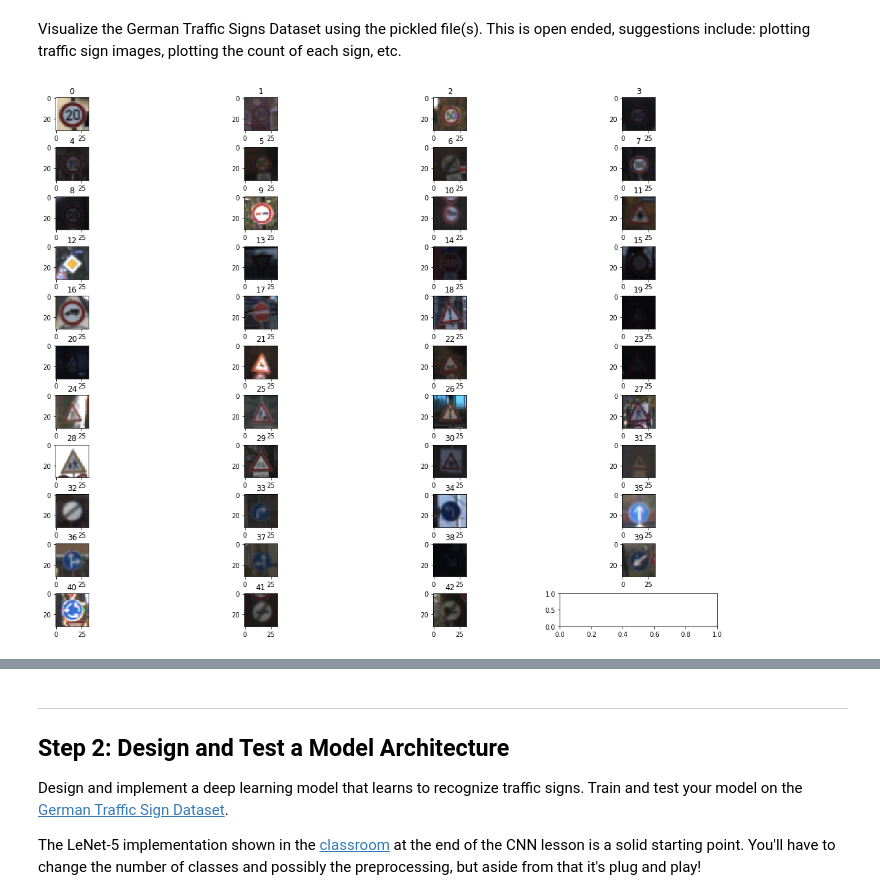
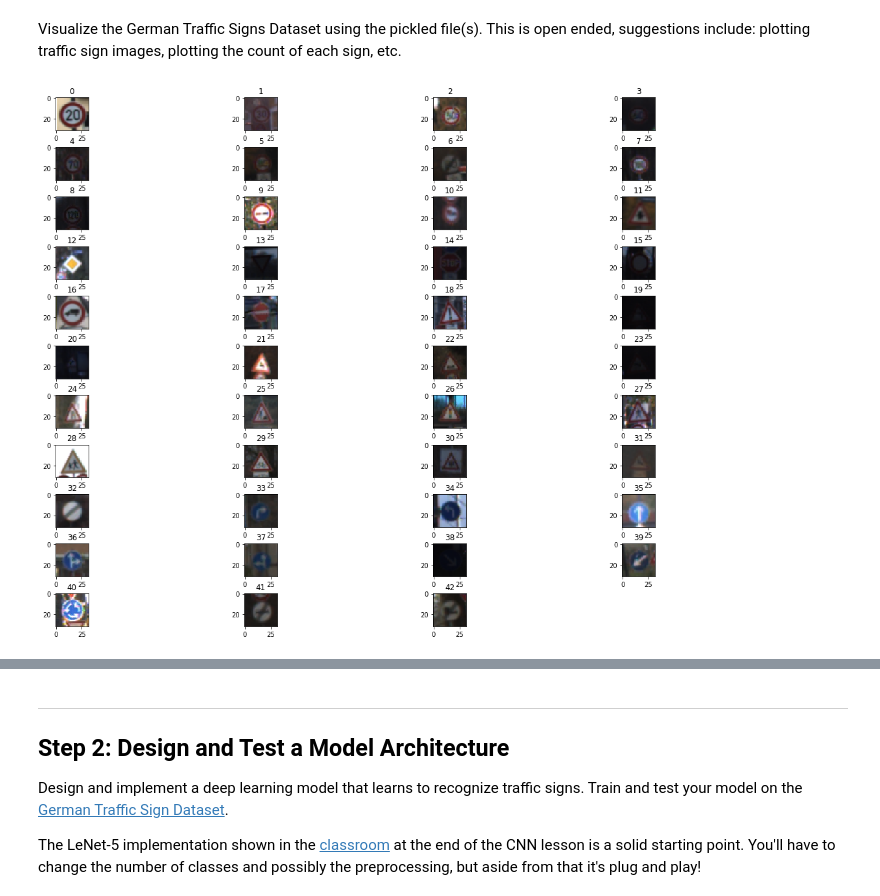
Before and after one commit to paradox56/CarND-Traffic-Sign-Classifier-Project, a Jupyter notebook: Traffic_Sign_Classifier.ipynb, the cells around one changed output, grey strips where cells are left out. Cells and saved outputs as stored; diff of their text form; code cells hidden in the pictures.

```diff
--- a/Traffic_Sign_Classifier.ipynb
+++ b/Traffic_Sign_Classifier.ipynb
@@ -89,19 +91,20 @@ Visualize the German Traffic Signs Dataset using the pickled file(s). This is op
 # %%
 ### Data exploration visualization code goes here.
 ### Feel free to use as many code cells as needed.
 import matplotlib.pyplot as plt
 # Visualizations will be shown in the notebook.
 %matplotlib inline
 # Find out the indices of each unique class and plot them all together
 unique_label, unique_indices = np.unique(y_train,return_index=True)
 counter = 0;
 fig, axs = plt.subplots(11,4, figsize=(20, 15))
+plt.axis('off')
 fig.subplots_adjust(hspace = .5, wspace=.2)
 axs = axs.ravel()
 
 for index in unique_indices:
     axs[counter].imshow(X_train[index])
     axs[counter].set_title(y_train[index])
     counter += 1
 # %% [output]
-[figure, old version]
+[figure, new version]
```
Also changed, not shown: parts of 23 cells of this notebook, 26 other files.
